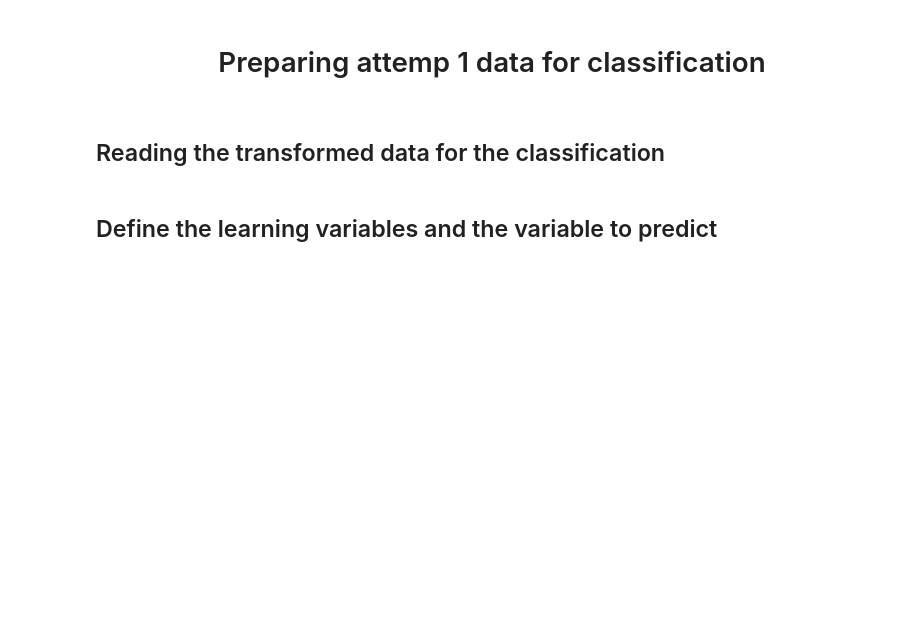
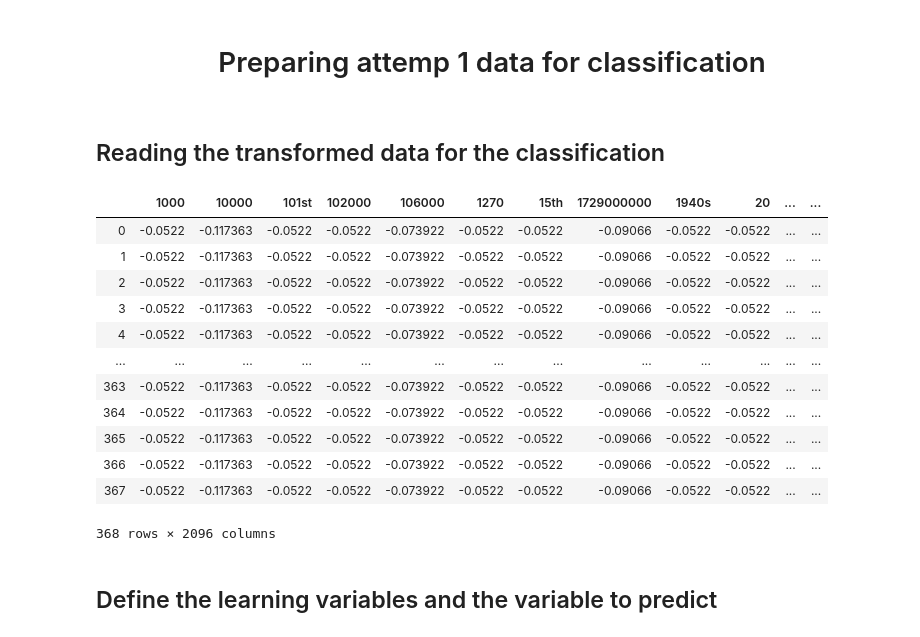
Before and after one commit to nilbahaaeddine/ClaimsClassification, a Jupyter notebook: src/Classification.ipynb, the cells around one changed output. Cells and saved outputs as stored; diff of their text form; code cells hidden in the pictures; blank space fills up the shorter version.

```diff
--- a/src/Classification.ipynb
+++ b/src/Classification.ipynb
@@ -642,8 +994,22 @@ dfTFvsM1.to_csv('attemps/tfm1.csv', sep = ';', index = False)
 # %% [markdown]
 ## Reading the transformed data for the classification
 # %%
-dfClassification1 = pd.read_csv('attemps/tfm1.csv', sep = ';')
-display(dfClassification1.head())
+dfClassification1 = pd.read_csv('attemps/tf2.csv', sep = ';')
+display(dfClassification1)
+# %% [output]
+|  | 1000 | 10000 | 101st | 102000 | 106000 | 1270 | 15th | 1729000000 | 1940s | 20 | ... | ... |
+| 0 | -0.0522 | -0.117363 | -0.0522 | -0.0522 | -0.073922 | -0.0522 | -0.0522 | -0.09066 | -0.0522 | -0.0522 | ... | ... |
+| 1 | -0.0522 | -0.117363 | -0.0522 | -0.0522 | -0.073922 | -0.0522 | -0.0522 | -0.09066 | -0.0522 | -0.0522 | ... | ... |
+| 2 | -0.0522 | -0.117363 | -0.0522 | -0.0522 | -0.073922 | -0.0522 | -0.0522 | -0.09066 | -0.0522 | -0.0522 | ... | ... |
+| 3 | -0.0522 | -0.117363 | -0.0522 | -0.0522 | -0.073922 | -0.0522 | -0.0522 | -0.09066 | -0.0522 | -0.0522 | ... | ... |
+| 4 | -0.0522 | -0.117363 | -0.0522 | -0.0522 | -0.073922 | -0.0522 | -0.0522 | -0.09066 | -0.0522 | -0.0522 | ... | ... |
+| ... | ... | ... | ... | ... | ... | ... | ... | ... | ... | ... | ... | ... |
+| 363 | -0.0522 | -0.117363 | -0.0522 | -0.0522 | -0.073922 | -0.0522 | -0.0522 | -0.09066 | -0.0522 | -0.0522 | ... | ... |
+| 364 | -0.0522 | -0.117363 | -0.0522 | -0.0522 | -0.073922 | -0.0522 | -0.0522 | -0.09066 | -0.0522 | -0.0522 | ... | ... |
+| 365 | -0.0522 | -0.117363 | -0.0522 | -0.0522 | -0.073922 | -0.0522 | -0.0522 | -0.09066 | -0.0522 | -0.0522 | ... | ... |
+| 366 | -0.0522 | -0.117363 | -0.0522 | -0.0522 | -0.073922 | -0.0522 | -0.0522 | -0.09066 | -0.0522 | -0.0522 | ... | ... |
+| 367 | -0.0522 | -0.117363 | -0.0522 | -0.0522 | -0.073922 | -0.0522 | -0.0522 | -0.09066 | -0.0522 | -0.0522 | ... | ... |
+368 rows × 2096 columns
 # %% [markdown]
 ## Define the learning variables and the variable to predict
 # %%
```
Also changed, not shown: parts of 58 cells of this notebook, 8 other files.
